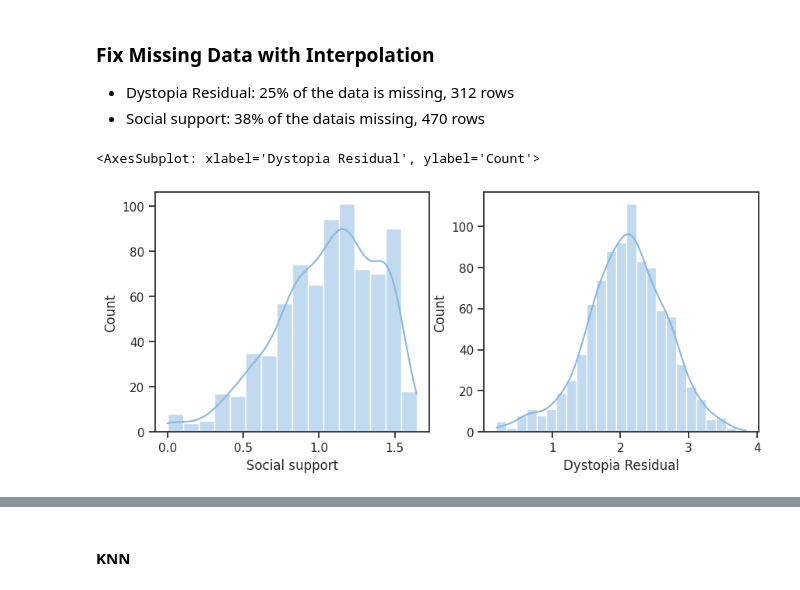
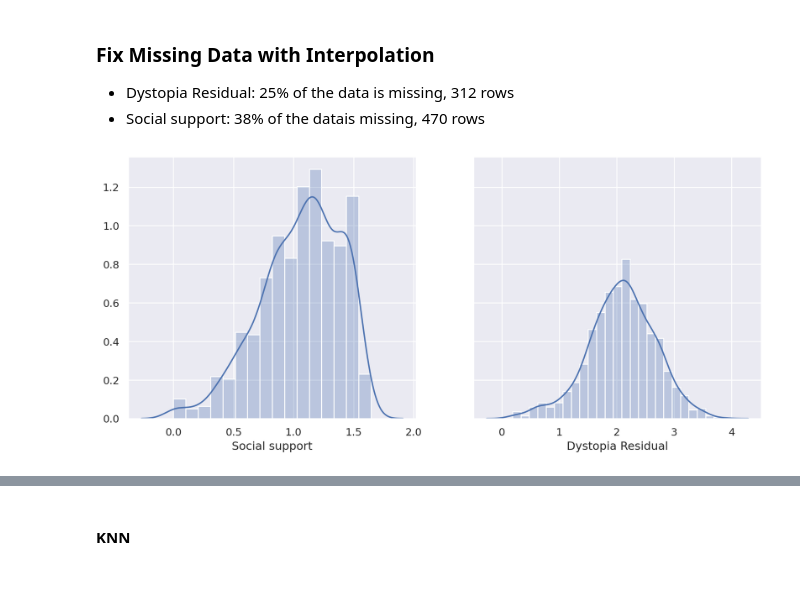
Before and after one commit to gabis96/ML-models-comparison, a Jupyter notebook: notebooks/2.feature_engineering.ipynb, the cells around one changed output, grey strips where cells are left out. Drawn from its saved outputs; the diff is of its cells as text; code cells hidden in the pictures.

```diff
--- a/notebooks/2.feature_engineering.ipynb
+++ b/notebooks/2.feature_engineering.ipynb
@@ -130,15 +139,18 @@ df[df['Perceptions of corruption'].isna()] = emirates_df["Perceptions of corrupt
 ### Fix Missing Data with Interpolation
 - Dystopia Residual: 25% of the data is missing, 312 rows
 - Social support: 38% of the datais missing, 470 rows
-# %%
-# Visualize Social support
-f, ax = plt.subplots(1, 2, figsize=(10,4))
-
-sns.histplot(df, x="Social support", kde=True, ax=ax[0]) # skewed distribution
-sns.histplot(df, x="Dystopia Residual", kde=True, ax=ax[1])
-# %% [output]
-<AxesSubplot: xlabel='Dystopia Residual', ylabel='Count'>
-[figure, removed]
+# %%
+# Visualize Density Distribution of Social support & Dystopia residual
+f = Figure(figsize=(12, 5))
+(
+    so.Plot(df)
+    .add(so.Bars(alpha=.3), so.Hist("density"))
+    .add(so.Line(), so.KDE())
+    .pair(x=['Social support', 'Dystopia Residual'])
+    .on(f)
+)
+# %% [output]
+[figure, added]
 # %%
 # Apply label encoding for column Country with .cat.codes
 df_le = df.copy()
```
Also changed, not shown: parts of 21 cells of this notebook, 1 other file.
